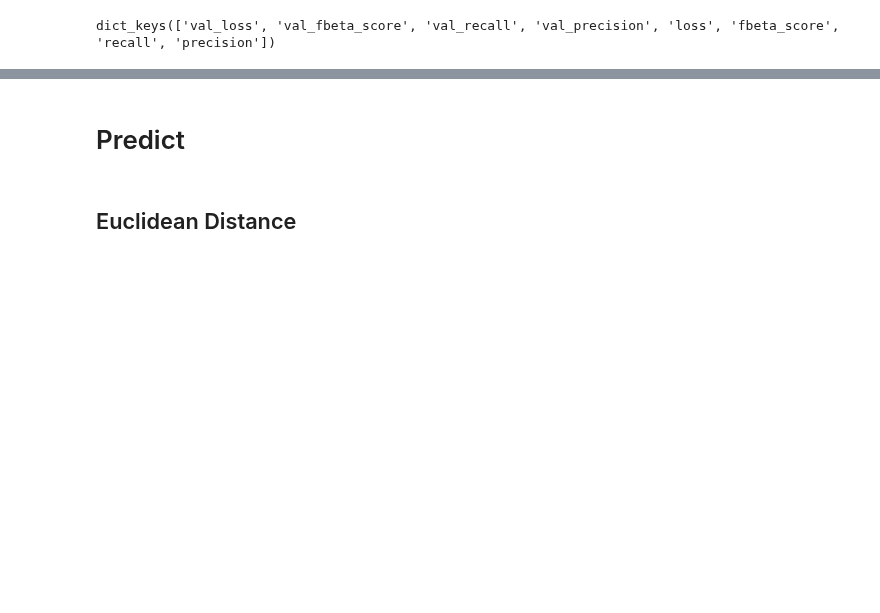
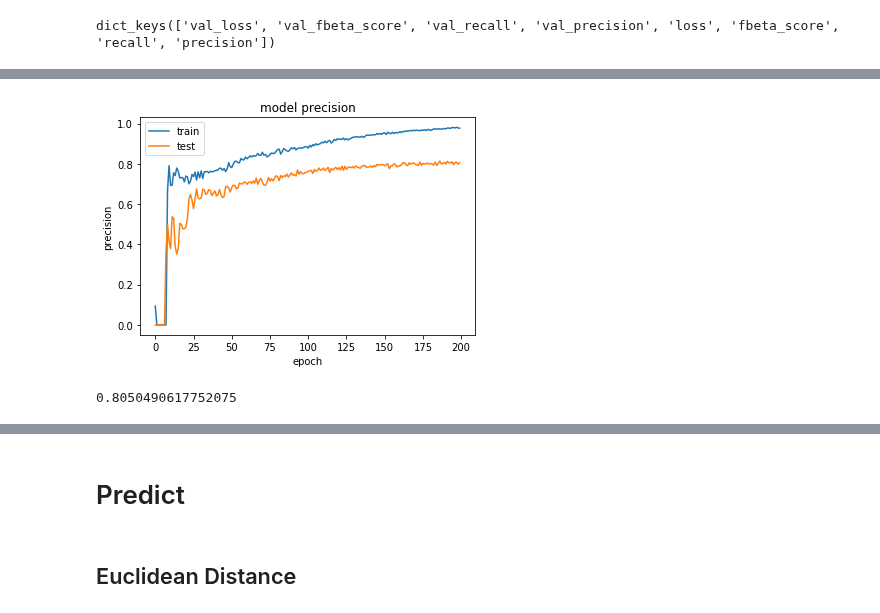
Before and after one commit to beatrizalbiero/MsResearch, a Jupyter notebook: input_features.ipynb, the cells around one changed output, grey strips where cells are left out. Drawn from its saved outputs; the diff is of its cells as text; code cells hidden in the pictures; blank space fills up the shorter version.

```diff
--- a/input_features.ipynb
+++ b/input_features.ipynb
@@ -315,3 +306,17 @@ plt.legend(['train', 'test'], loc='upper left');
+# %%
+score = 'precision'
+plt.plot(history2.history[score])
+plt.plot(pd.Series(history2.history['val_{}'.format(score)]))
+plt.title('model {}'.format(score))
+plt.ylabel(score)
+plt.xlabel('epoch')
+plt.legend(['train', 'test'], loc='upper left');
+# %% [output]
+[figure, added]
+# %%
+history2.history['val_precision'][-1]
+# %% [output]
+0.8050490617752075
 # %%
 %matplotlib inline
 # summarize history for loss
```
Also changed, not shown: parts of 28 cells of this notebook, 1 other file.
